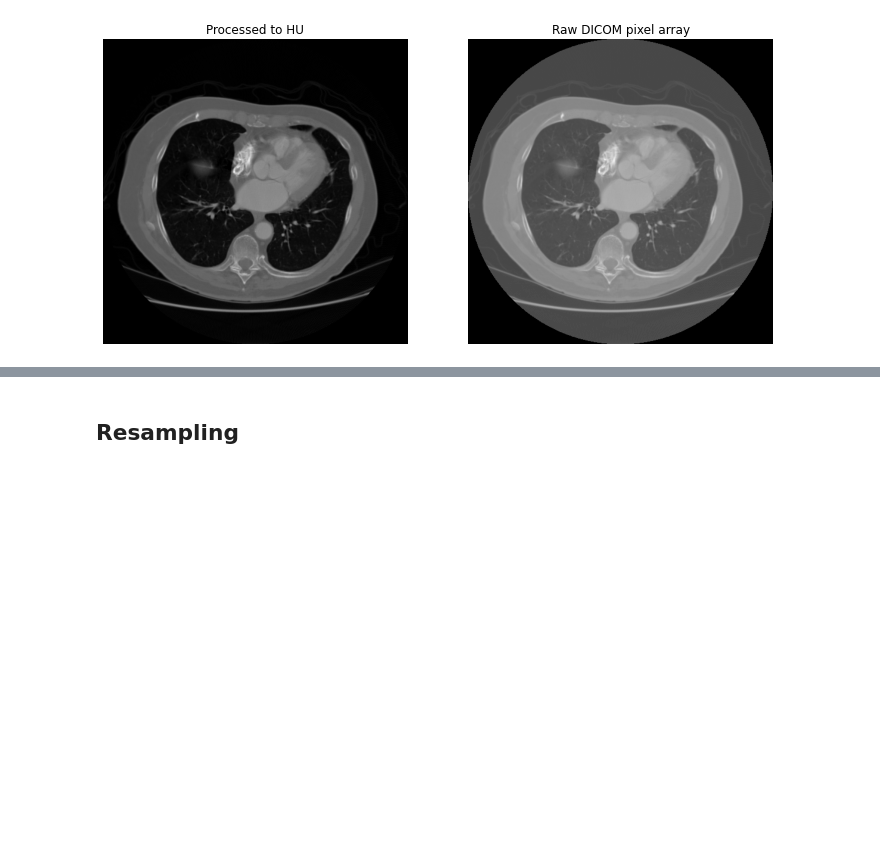
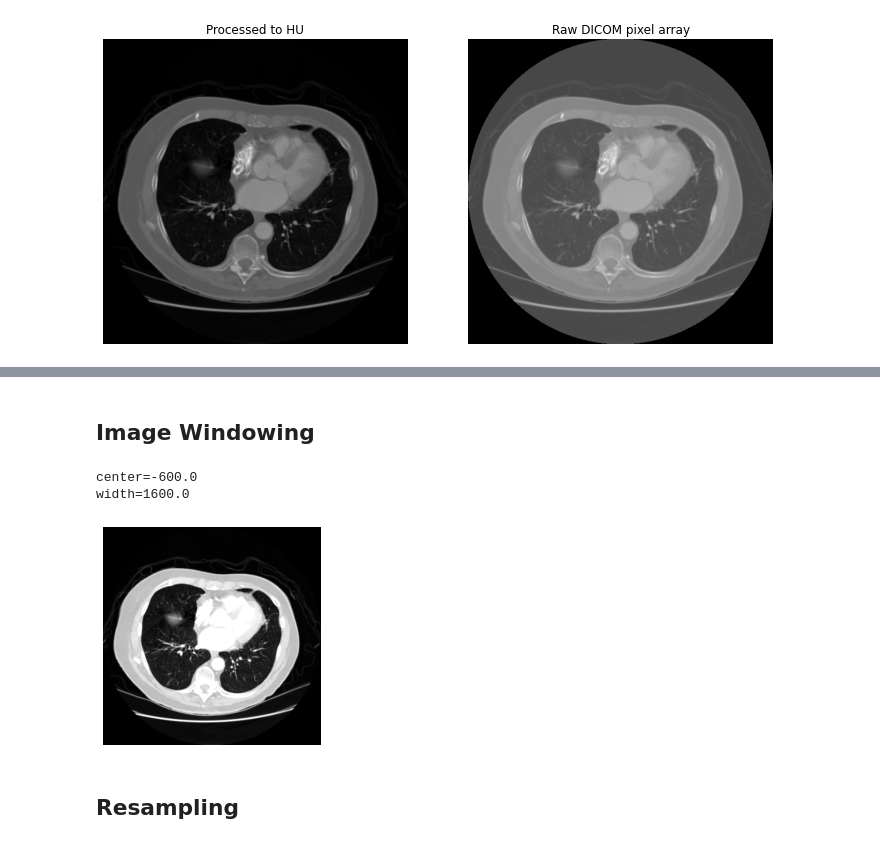
Before and after one commit to evandros-ks/fastblog, a Jupyter notebook: _notebooks/2022-01-24-Medical_Image_Preprocessing.ipynb, the cells around one changed output, grey strips where cells are left out. Cells and saved outputs as stored; diff of their text form; code cells hidden in the pictures; blank space fills up the shorter version.

Commit message:
windowing

```diff
--- a/_notebooks/2022-01-24-Medical_Image_Preprocessing.ipynb
+++ b/_notebooks/2022-01-24-Medical_Image_Preprocessing.ipynb
@@ -190,0 +178,2 @@ def window_image(image, window_center, window_width):
+# %% [markdown]
+## Image Windowing
@@ -191,3 +194,16 @@ def window_image(image, window_center, window_width):
+# %%
+center = float(scan[0].WindowCenter)
+width = float(scan[0].WindowWidth)
+print(f"{center=}")
+print(f"{width=}")
+image = window_image(scan_data, center, width)
+plt.imshow(image[65,...],cmap=plt.cm.gray)
+plt.axis('off')
+plt.show()
+# %% [output]
+center=-600.0
+width=1600.0
+[figure, added]
 # %% [markdown]
 ## Resampling
 # %% [markdown]
```
Also changed, not shown: parts of 10 cells of this notebook.
